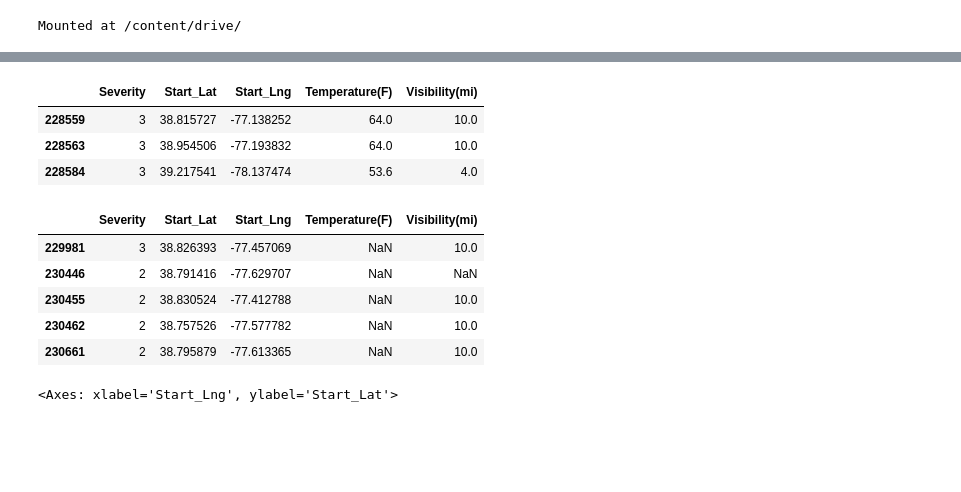
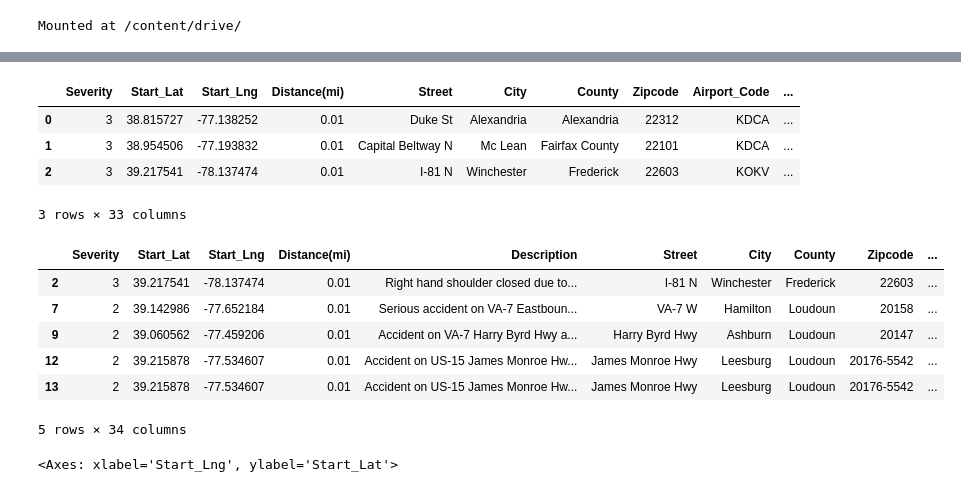
Before and after one commit to aop1/ML-Driving-Accidents, a Jupyter notebook: Project.ipynb, the cells around one changed output, grey strips where cells are left out. Drawn from its saved outputs; the diff is of its cells as text; code cells hidden in the pictures; blank space fills up the shorter version.

```diff
--- a/Project.ipynb
+++ b/Project.ipynb
@@ -23,7 +23,18 @@ import numpy as np
 
 #data = pd.read_csv('US_Accidents_March23.csv')
 #columns_to_read = ['Source', 'Start_Lat', 'Start_Lng', 'End_Lat', 'End_Lng', 'State']
-columns_to_read = ['Severity', 'Start_Lat', 'Start_Lng', 'State', 'Temperature(F)', 'Visibility(mi)', 'Wind_Speed(mph)']
-data = pd.read_csv('drive/My Drive/Colab Notebooks/US_Accidents_March23.csv', usecols=columns_to_read)
+#columns_to_read = ['Severity', 'Start_Lat', 'Start_Lng', 'State', 'Temperature(F)', 'Visibility(mi)', 'Wind_Speed(mph)']
+#data = pd.read_csv('US_Accidents_March23.csv', usecols=columns_to_read)
+
+filtered_df = pd.DataFrame()
+
+chunksize = 10 ** 6
+for chunk in pd.read_csv('US_Accidents_March23.csv', chunksize=chunksize):
+    filtered_chunk = chunk[chunk['State'] == 'VA']
+
+    # Append the filtered rows to the filtered_df
+    filtered_df = pd.concat([filtered_df, filtered_chunk], ignore_index=True)
+
+data = filtered_df
 data.head(10)
 # %% [output]
@@ -41,24 +53,30 @@ data.head(10)
 # %%
-mask = data['State'] == 'VA'
-data = data[mask]
-del data['State']
+#mask = data['State'] == 'VA'
+#data = data[mask]
+to_be_removed = ['State', 'ID', 'Source', 'Description', 'Country', 'Timezone',
+                 'Start_Time', 'End_Time', 'End_Lat', 'End_Lng', 'Weather_Timestamp',
+                 'Precipitation(in)', 'Wind_Chill(F)',]
+for r in to_be_removed:
+    del data[r]
 data.head(3)
 # %% [output]
-|  | Severity | Start_Lat | Start_Lng | Temperature(F) | Visibility(mi) |
-| 228559 | 3 | 38.815727 | -77.138252 | 64.0 | 10.0 |
-| 228563 | 3 | 38.954506 | -77.193832 | 64.0 | 10.0 |
-| 228584 | 3 | 39.217541 | -78.137474 | 53.6 | 4.0 |
+|  | Severity | Start_Lat | Start_Lng | Distance(mi) | Street | City | County | Zipcode | Airport_Code | ... |
+| 0 | 3 | 38.815727 | -77.138252 | 0.01 | Duke St | Alexandria | Alexandria | 22312 | KDCA | ... |
+| 1 | 3 | 38.954506 | -77.193832 | 0.01 | Capital Beltway N | Mc Lean | Fairfax County | 22101 | KDCA | ... |
+| 2 | 3 | 39.217541 | -78.137474 | 0.01 | I-81 N | Winchester | Frederick | 22603 | KOKV | ... |
+3 rows × 33 columns
 # %%
 sample_incomplete_rows = data[data.isnull().any(axis=1)].head()
-data = data.dropna()
+#data = data.dropna()
 sample_incomplete_rows
 # %% [output]
-|  | Severity | Start_Lat | Start_Lng | Temperature(F) | Visibility(mi) |
-| 229981 | 3 | 38.826393 | -77.457069 | NaN | 10.0 |
-| 230446 | 2 | 38.791416 | -77.629707 | NaN | NaN |
-| 230455 | 2 | 38.830524 | -77.412788 | NaN | 10.0 |
-| 230462 | 2 | 38.757526 | -77.577782 | NaN | 10.0 |
-| 230661 | 2 | 38.795879 | -77.613365 | NaN | 10.0 |
+|  | Severity | Start_Lat | Start_Lng | Distance(mi) | Description | Street | City | County | Zipcode | ... |
+| 2 | 3 | 39.217541 | -78.137474 | 0.01 | Right hand shoulder closed due to... | I-81 N | Winchester | Frederick | 22603 | ... |
+| 7 | 2 | 39.142986 | -77.652184 | 0.01 | Serious accident on VA-7 Eastboun... | VA-7 W | Hamilton | Loudoun | 20158 | ... |
+| 9 | 2 | 39.060562 | -77.459206 | 0.01 | Accident on VA-7 Harry Byrd Hwy a... | Harry Byrd Hwy | Ashburn | Loudoun | 20147 | ... |
+| 12 | 2 | 39.215878 | -77.534607 | 0.01 | Accident on US-15 James Monroe Hw... | James Monroe Hwy | Leesburg | Loudoun | 20176-5542 | ... |
+| 13 | 2 | 39.215878 | -77.534607 | 0.01 | Accident on US-15 James Monroe Hw... | James Monroe Hwy | Leesburg | Loudoun | 20176-5542 | ... |
+5 rows × 34 columns
 # %%
 data.plot(kind="scatter", x="Start_Lng", y="Start_Lat")
 # %% [output]
```
Also changed, not shown: parts of 8 cells of this notebook, 1 other file.
